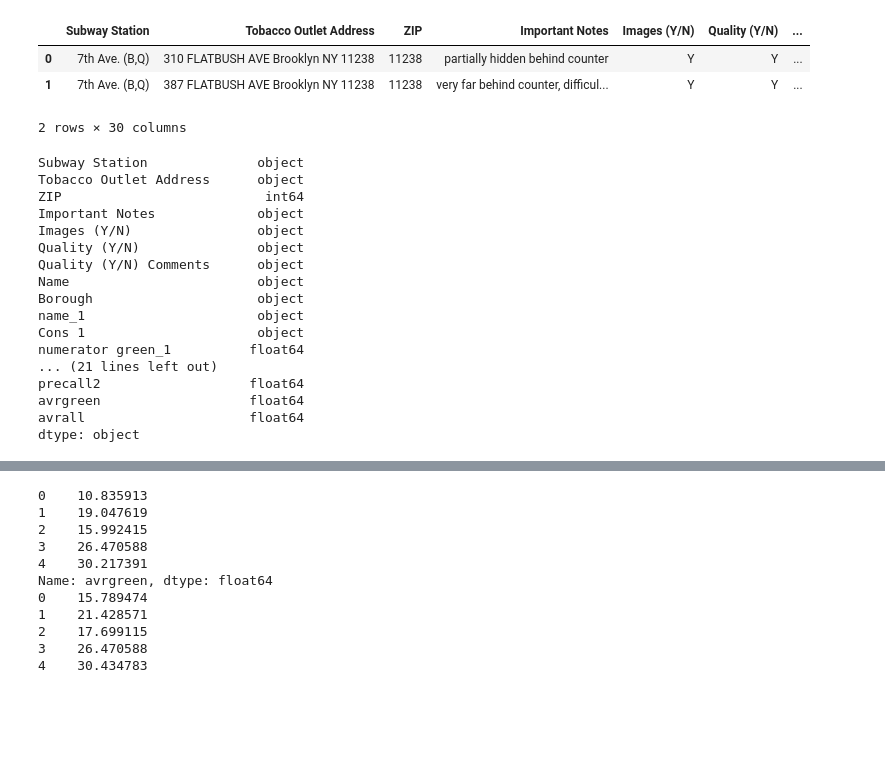
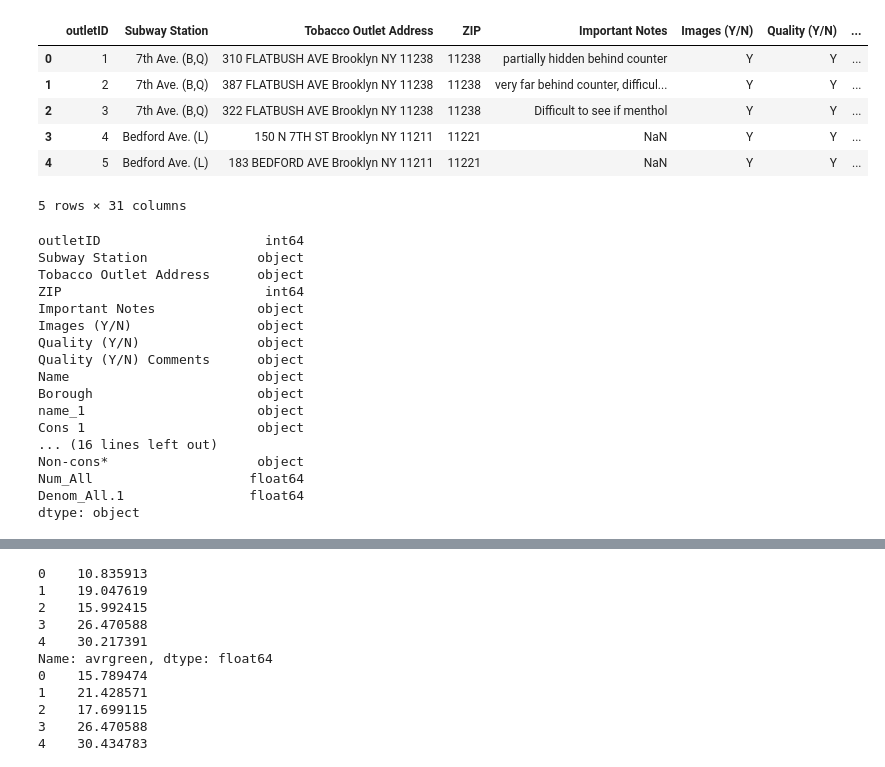
Before and after one commit to nyu-mhealth/MapCorps, a Jupyter notebook: mapcoprs.ipynb, the cells around one changed output, grey strips where cells are left out. Saved outputs shown, nothing was run; the diff lists cells and outputs as text; code cells hidden in the pictures; blank space fills up the shorter version.

```diff
--- a/mapcoprs.ipynb
+++ b/mapcoprs.ipynb
@@ -10,15 +19,19 @@ Populating the interactive namespace from numpy and matplotlib
 # %%
-mc = pd.read_csv('mapcorps_stops.xlsx - All Stops1.csv')
+mc = pd.read_csv('mapcorps_stopsMar22.csv')
 # %%
-mc.head(2)
+mc.head(5)
 # %% [output]
-|  | Subway Station | Tobacco Outlet Address | ZIP | Important Notes | Images (Y/N) | Quality (Y/N) | ... |
-| 0 | 7th Ave. (B,Q) | 310 FLATBUSH AVE Brooklyn NY 11238 | 11238 | partially hidden behind counter | Y | Y | ... |
-| 1 | 7th Ave. (B,Q) | 387 FLATBUSH AVE Brooklyn NY 11238 | 11238 | very far behind counter, difficul... | Y | Y | ... |
+|  | outletID | Subway Station | Tobacco Outlet Address | ZIP | Important Notes | Images (Y/N) | Quality (Y/N) | ... |
+| 0 | 1 | 7th Ave. (B,Q) | 310 FLATBUSH AVE Brooklyn NY 11238 | 11238 | partially hidden behind counter | Y | Y | ... |
+| 1 | 2 | 7th Ave. (B,Q) | 387 FLATBUSH AVE Brooklyn NY 11238 | 11238 | very far behind counter, difficul... | Y | Y | ... |
+| 2 | 3 | 7th Ave. (B,Q) | 322 FLATBUSH AVE Brooklyn NY 11238 | 11238 | Difficult to see if menthol | Y | Y | ... |
+| 3 | 4 | Bedford Ave. (L) | 150 N 7TH ST Brooklyn NY 11211 | 11221 | NaN | Y | Y | ... |
+| 4 | 5 | Bedford Ave. (L) | 183 BEDFORD AVE Brooklyn NY 11211 | 11221 | NaN | Y | Y | ... |
-2 rows × 30 columns
+5 rows × 31 columns
 # %%
 print  mc.dtypes
 # %% [output]
+outletID                     int64
 Subway Station              object
 Tobacco Outlet Address      object
 ZIP                          int64
@@ -30,9 +43,8 @@ Name                        object
 Borough                     object
 name_1                      object
 Cons 1                      object
-numerator green_1          float64
-... (21 lines left out)
-precall2                   float64
-avrgreen                   float64
-avrall                     float64
+... (16 lines left out)
+Non-cons*                   object
+Num_All                    float64
+Denom_All.1                float64
 dtype: object
```
Also changed, not shown: parts of 35 cells of this notebook.
